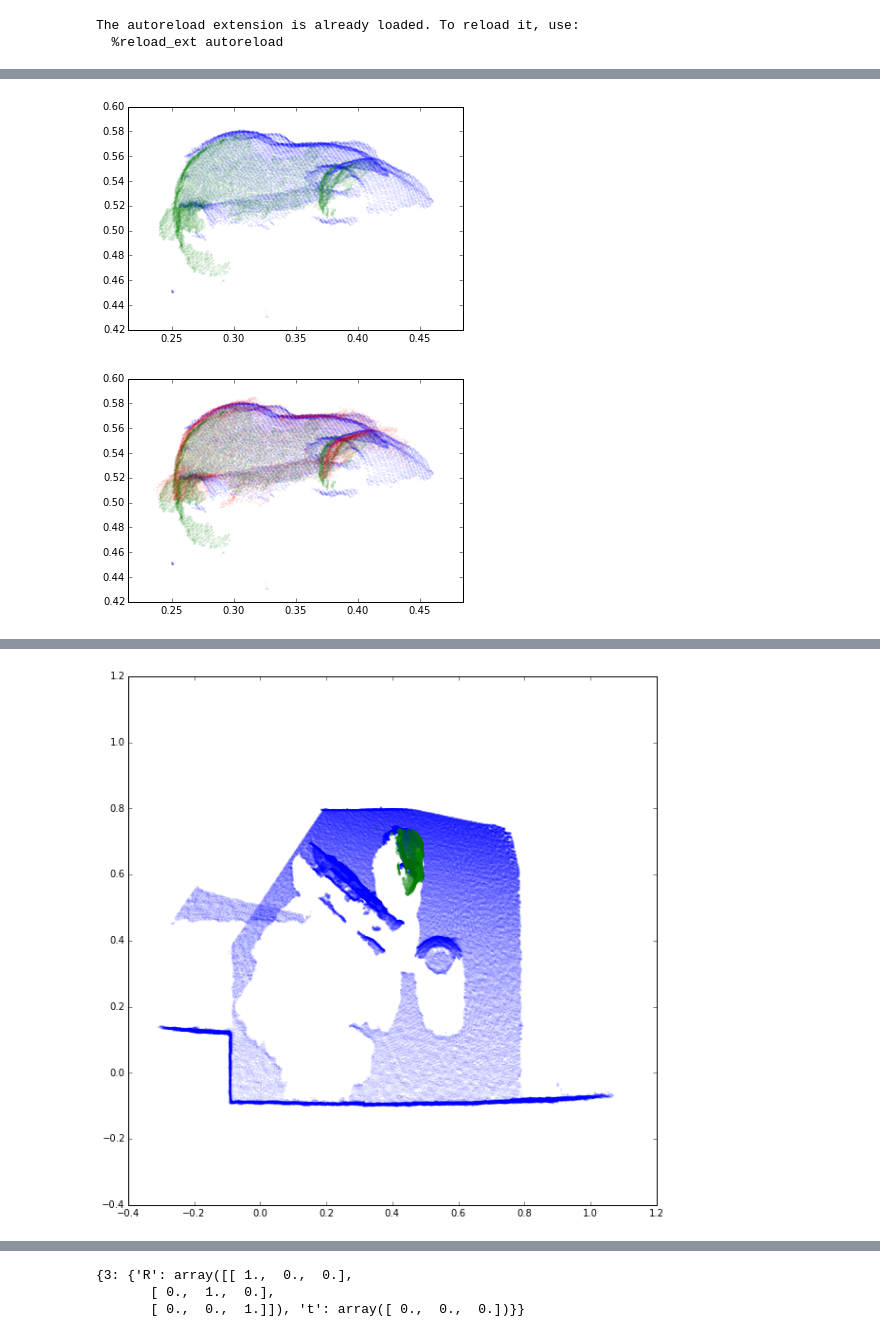
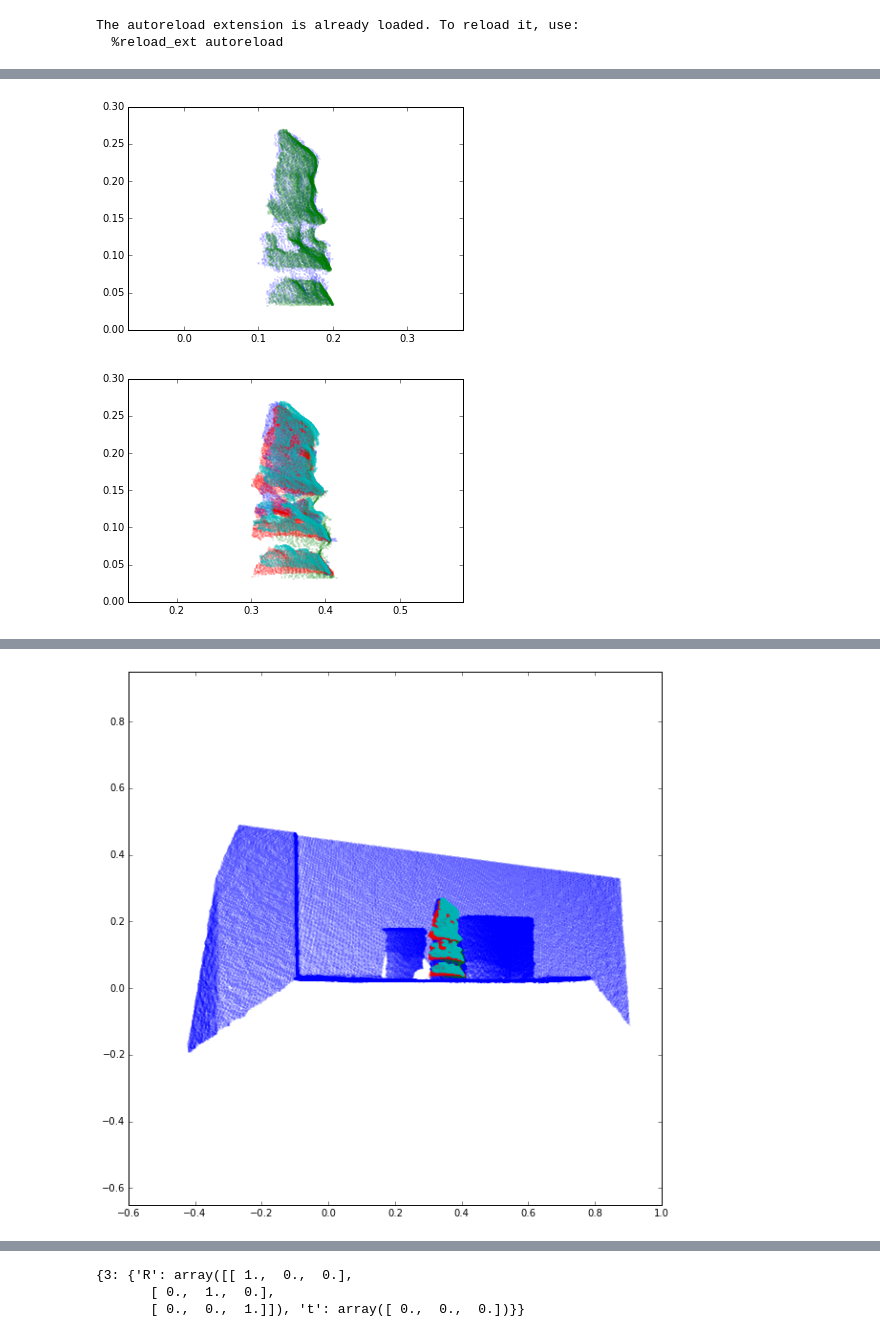
Before and after one commit to hero9968/voxlets, a Jupyter notebook: src/obj_discovery/ipynb/all_pairs_icp.ipynb, the cells around one changed output, grey strips where cells are left out. Cells and saved outputs as stored; diff of their text form; code cells hidden in the pictures.

```diff
--- a/src/obj_discovery/ipynb/all_pairs_icp.ipynb
+++ b/src/obj_discovery/ipynb/all_pairs_icp.ipynb
@@ -41,0 +53,11 @@ io.imshow_subplot([r.get_cropped() for r in regions])
+# %%
+# now plotting the 3d points of these segmented regions
+def plot_xyz(xyz, ptype='.'):
+    plt.plot(xyz[:, 0], xyz[:, 2], ptype, ms=0.4)
+    plt.axis('equal')
+
+for reg in regions:
+    reg.im._clear_cache()
+    plot_xyz(reg.get_world_xyz())
+
+plt.axis('equal')
@@ -65,10 +96,6 @@ print fullT
  [ 0.          0.          0.          1.        ]]
 # %%
 # now plot this transformation chain
-def plot_xyz(xyz, ptype='.'):
-    plt.plot(xyz[:, 0], xyz[:, 1], ptype, ms=0.2)
-    plt.axis('equal')
-
 def transform(xyz, trans):
     n = xyz.shape[0]
     temp = np.concatenate((xyz, np.ones((n, 1))), axis=1).T
@@ -79,10 +106,10 @@ plot_xyz(regions[start_idx].get_world_xyz())
 temp = regions[end_idx].get_world_xyz()
 plot_xyz(transform(temp, fullT))
 # %% [output]
-[figure, old version]
+[figure, new version]
 # %%
 # now try to relate all back to one start point
-start_idx = 0
+start_idx = 2
 plot_xyz(regions[start_idx].get_world_xyz())
 
 for idx in range(len(regions)):
@@ -92,42 +119,50 @@ for idx in range(len(regions)):
     temp = regions[idx].get_world_xyz()
     plot_xyz(transform(temp, T))
 # %% [output]
-[figure, old version]
+[figure, new version]
 # %%
 def slice_plot(S, idx):
     S2 = S.copy()
     S2[np.isnan(S2)] = 0
     plt.imshow(S2[:, :, idx])
 
-from copy import deepcopy
+# ok so now I want to do the object-level fusion for this single object...
+start_idx = 2
 
-# ok so now I want to do the object-level fusion for this single object...
-start_idx = 1
-end_idx = 0
+# plotting the base cloud
+plt.figure(figsize=(10, 10))
+base_xyz = regions[start_idx].im.get_world_xyz()
+plot_xyz(base_xyz)
 
-# relative pose between cameras...
-relative_pose = nw.find_transformation_route(start_idx, end_idx)
+# creating the image grid for the starting region
+mu = regions[start_idx].sc.mu
+carver = carving.Fusion()
+carver.set_voxel_grid(regions[start_idx].sc.gt_tsdf.blank_copy())
+carver._set_up()
+carver.accum.initialise_from_partial_grid(regions[start_idx].sc.im_tsdf.V)
 
-# show the TSDF for the start_scene
-plt.figure(figsize=(10, 10))
-# slice_plot(regions[start_idx].sc.im_tsdf.V, 15)
 
-# now integrate in the second scene
-new_H = relative_pose.dot(regions[end_idx].sc.im.cam.H)
+for end_idx in range(len(regions)):
+    if end_idx == start_idx: continue
 
-region_to_intgrate = deepcopy(regions[end_idx])
-region_to_intgrate.im.cam.set_extrinsics(new_H)
+    # relative pose between cameras...
+    relative_pose = nw.find_transformation_route(start_idx, end_idx)
+    print relative_pose
 
-# check that the two line up
-base_xyz = regions[start_idx].im.get_world_xyz()
-region_to_intgrate.im._clear_cache()
-region_xyz = region_to_intgrate.get_world_xyz()
+    # now integrate in the second scene
+    new_H = relative_pose.dot(regions[end_idx].sc.im.cam.H)
 
-print relative_pose
-plot_xyz(base_xyz)
-# plot_xyz(transform(region_xyz, relative_pose))
-plot_xyz(region_xyz)
+    region_to_intgrate = deepcopy(regions[end_idx])
+    region_to_intgrate.im.cam.set_extrinsics(new_H)
 
-# plt.xlim(0.2, 0.5)
-# plt.ylim(0.4, 0.6)
+    # check that the clouds line up by plotting
+    region_to_intgrate.im._clear_cache()
+    region_xyz = region_to_intgrate.get_world_xyz()
+    plot_xyz(region_xyz)
+
+    # now integrate into the grid
+    carver.integrate_image(
+        region_to_intgrate.im, mu,
+        mask=region_to_intgrate.mask,
+        just_narrow_band=True)
 # %% [output]
@@ -138,2 +184,2 @@ plot_xyz(region_xyz)
-[figure, old version]
+[figure, new version]
 # %%
```
Also changed, not shown: parts of 7 cells of this notebook, 1 other file.
